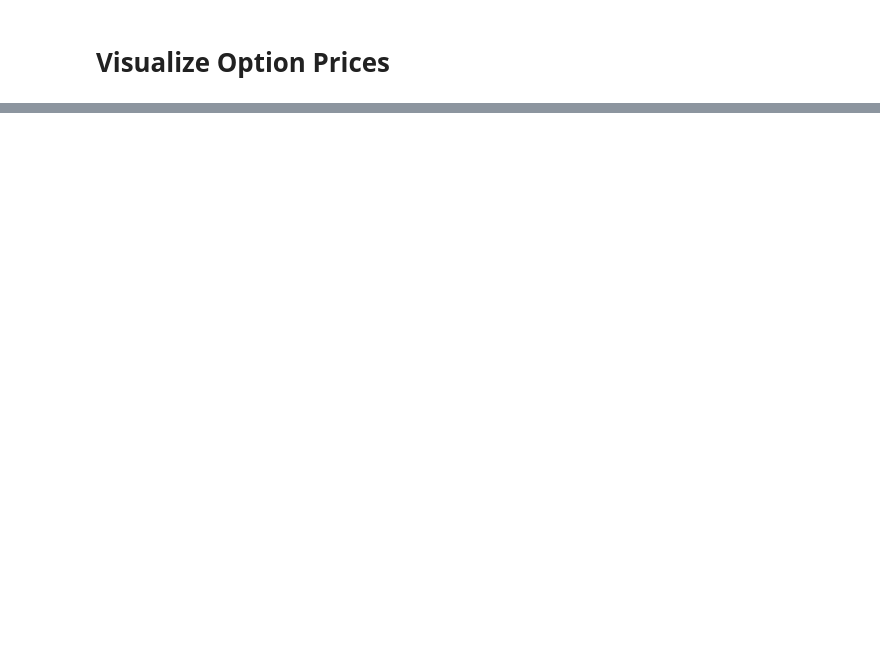
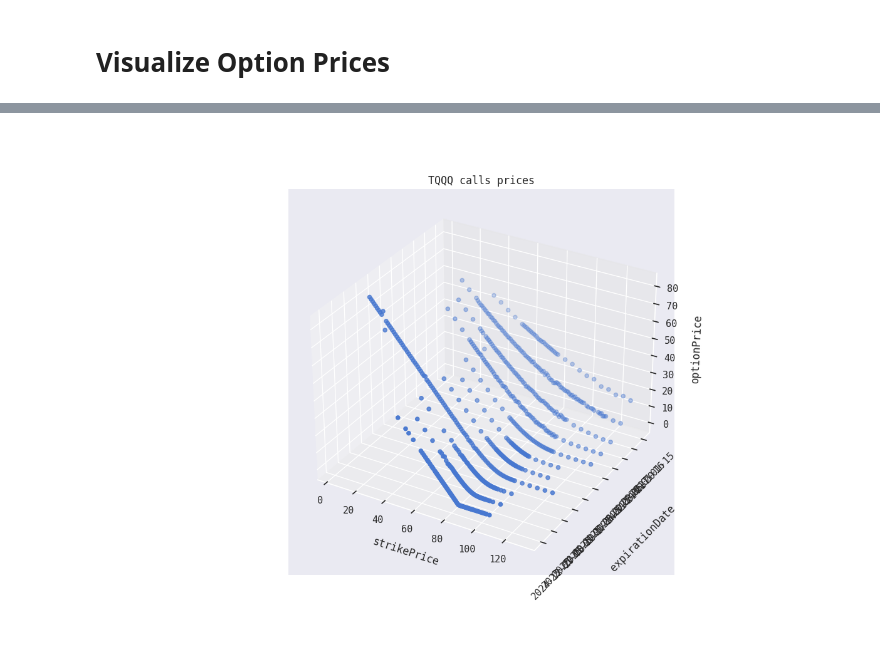
Before and after one commit to sukiboo/compare-stocks, a Jupyter notebook: options.ipynb, the cells around one changed output, grey strips where cells are left out. Cells and saved outputs as stored; diff of their text form; code cells hidden in the pictures; blank space fills up the shorter version.

```diff
--- a/options.ipynb
+++ b/options.ipynb
@@ -99,0 +132,4 @@ opt.puts[opt.expirations[-1]]
+# %%
+opt.plot_option_matrix("calls")
+# %% [output]
+[figure, added]
```
Also changed, not shown: parts of 7 cells of this notebook.
